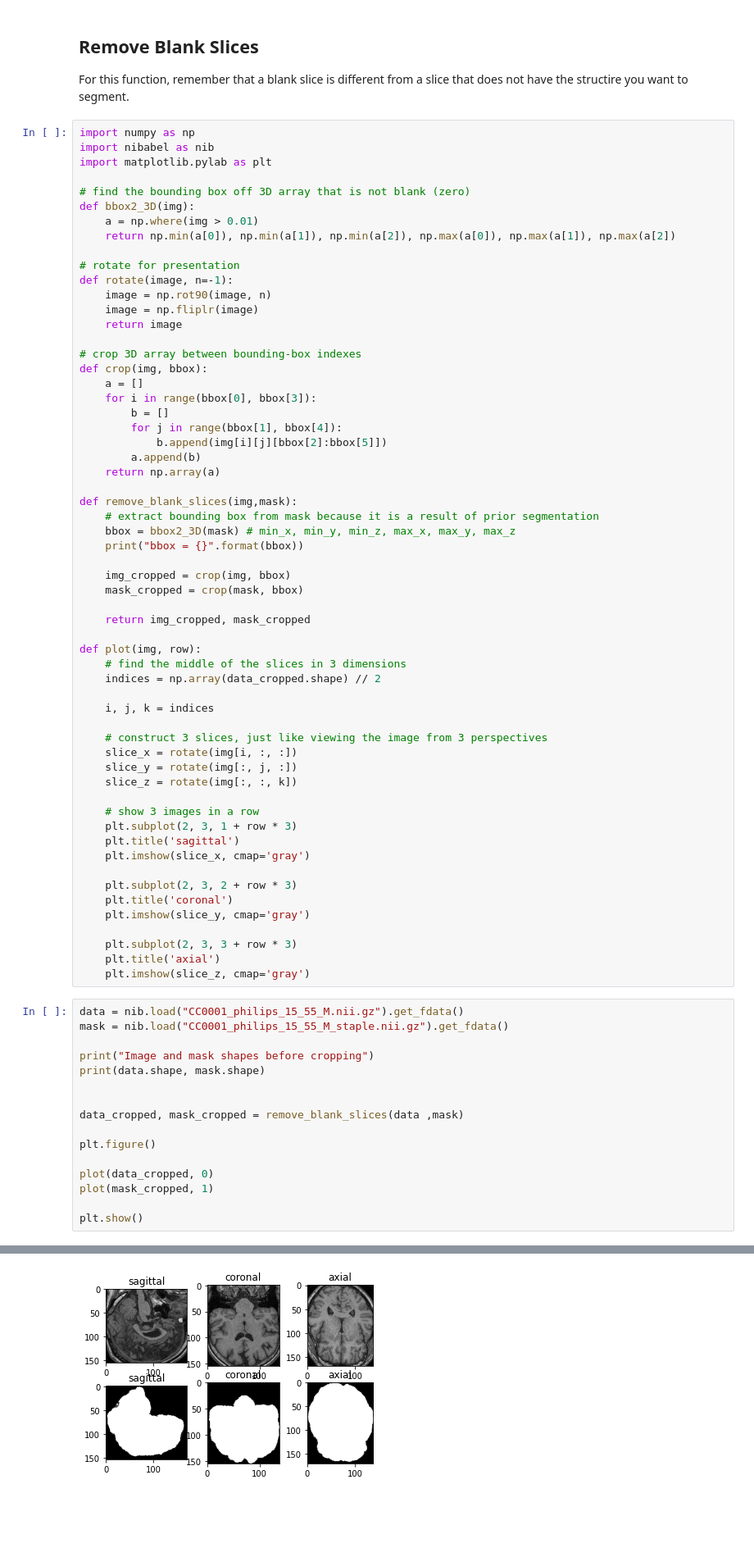
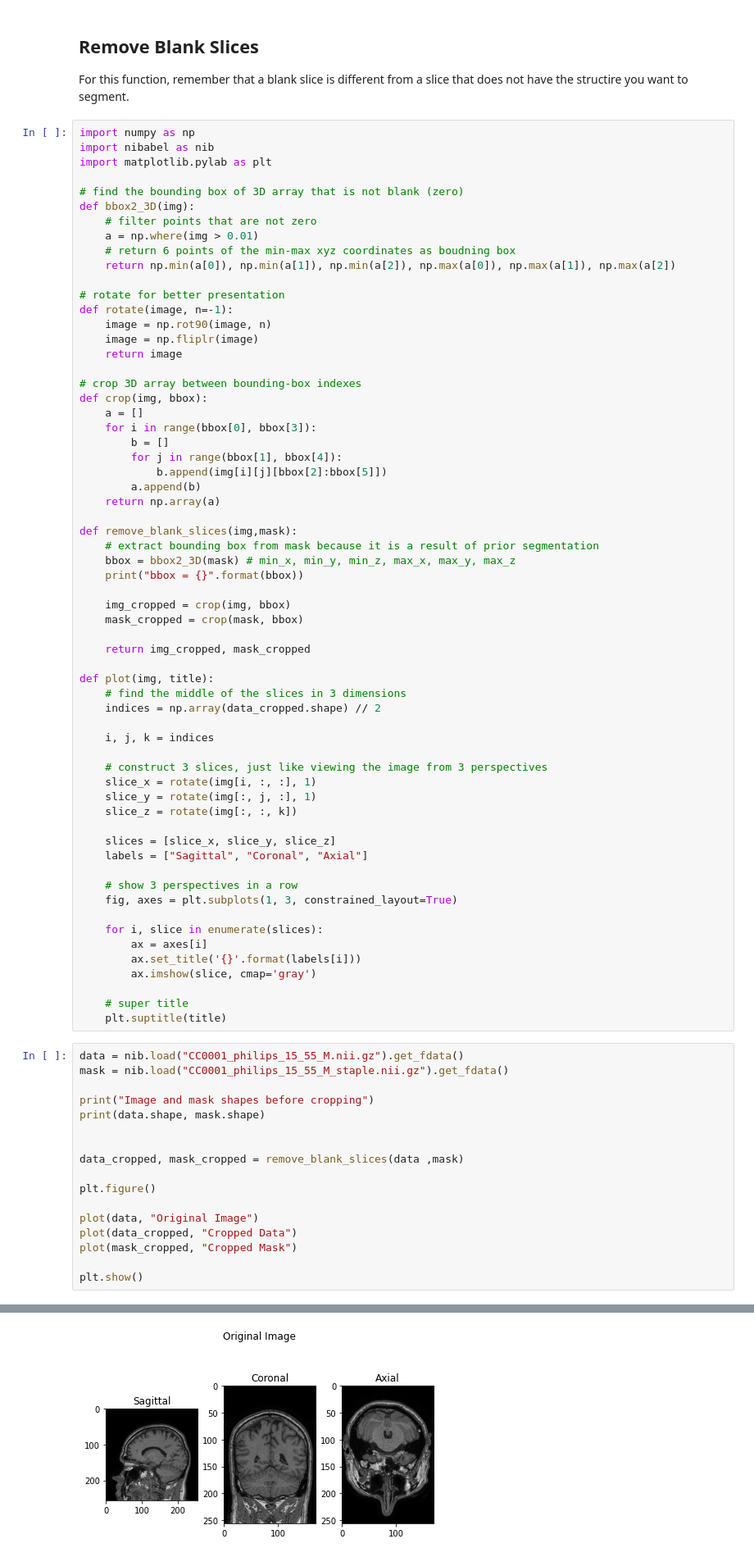
Before and after one commit to MjdBh/ENSF619.2, a Jupyter notebook: Assignment-03/assignment03.ipynb, the cells around one changed output, grey strips where cells are left out. Shown: that part at 82% size. Drawn from its saved outputs; the diff is of its cells as text; blank space fills up the shorter version.

Commit message:
show original image

```diff
--- a/Assignment-03/assignment03.ipynb
+++ b/Assignment-03/assignment03.ipynb
@@ -27,12 +27,14 @@ import numpy as np
 import nibabel as nib
 import matplotlib.pylab as plt
 
-# find the bounding box off 3D array that is not blank (zero)
+# find the bounding box of 3D array that is not blank (zero)
 def bbox2_3D(img):
+    # filter points that are not zero
     a = np.where(img > 0.01)
+    # return 6 points of the min-max xyz coordinates as boudning box
     return np.min(a[0]), np.min(a[1]), np.min(a[2]), np.max(a[0]), np.max(a[1]), np.max(a[2])
 
-# rotate for presentation
+# rotate for better presentation
 def rotate(image, n=-1):
     image = np.rot90(image, n)
     image = np.fliplr(image)
@@ -58,29 +60,30 @@ def remove_blank_slices(img,mask):
 
     return img_cropped, mask_cropped
 
-def plot(img, row):
+def plot(img, title):
     # find the middle of the slices in 3 dimensions
     indices = np.array(data_cropped.shape) // 2
 
     i, j, k = indices
 
     # construct 3 slices, just like viewing the image from 3 perspectives
-    slice_x = rotate(img[i, :, :])
-    slice_y = rotate(img[:, j, :])
+    slice_x = rotate(img[i, :, :], 1)
+    slice_y = rotate(img[:, j, :], 1)
     slice_z = rotate(img[:, :, k])
 
-    # show 3 images in a row
-    plt.subplot(2, 3, 1 + row * 3)
-    plt.title('sagittal')
-    plt.imshow(slice_x, cmap='gray')
+    slices = [slice_x, slice_y, slice_z]
+    labels = ["Sagittal", "Coronal", "Axial"]
 
-    plt.subplot(2, 3, 2 + row * 3)
-    plt.title('coronal')
-    plt.imshow(slice_y, cmap='gray')
+    # show 3 perspectives in a row
+    fig, axes = plt.subplots(1, 3, constrained_layout=True)
 
-    plt.subplot(2, 3, 3 + row * 3)
-    plt.title('axial')
-    plt.imshow(slice_z, cmap='gray')
+    for i, slice in enumerate(slices):
+        ax = axes[i]
+        ax.set_title('{}'.format(labels[i]))
+        ax.imshow(slice, cmap='gray')
+
+    # super title
+    plt.suptitle(title)
 # %%
 data = nib.load("CC0001_philips_15_55_M.nii.gz").get_fdata()
 mask = nib.load("CC0001_philips_15_55_M_staple.nii.gz").get_fdata()
@@ -93,8 +96,9 @@ data_cropped, mask_cropped = remove_blank_slices(data ,mask)
 
 plt.figure()
 
-plot(data_cropped, 0)
-plot(mask_cropped, 1)
+plot(data, "Original Image")
+plot(data_cropped, "Cropped Data")
+plot(mask_cropped, "Cropped Mask")
 
 plt.show()
 # %% [output]
@@ -104 +109 @@ bbox = (15, 30, 41, 153, 200, 196)
-[figure, old version]
+[figure, new version]
```
Also changed, not shown: parts of 2 cells of this notebook.
